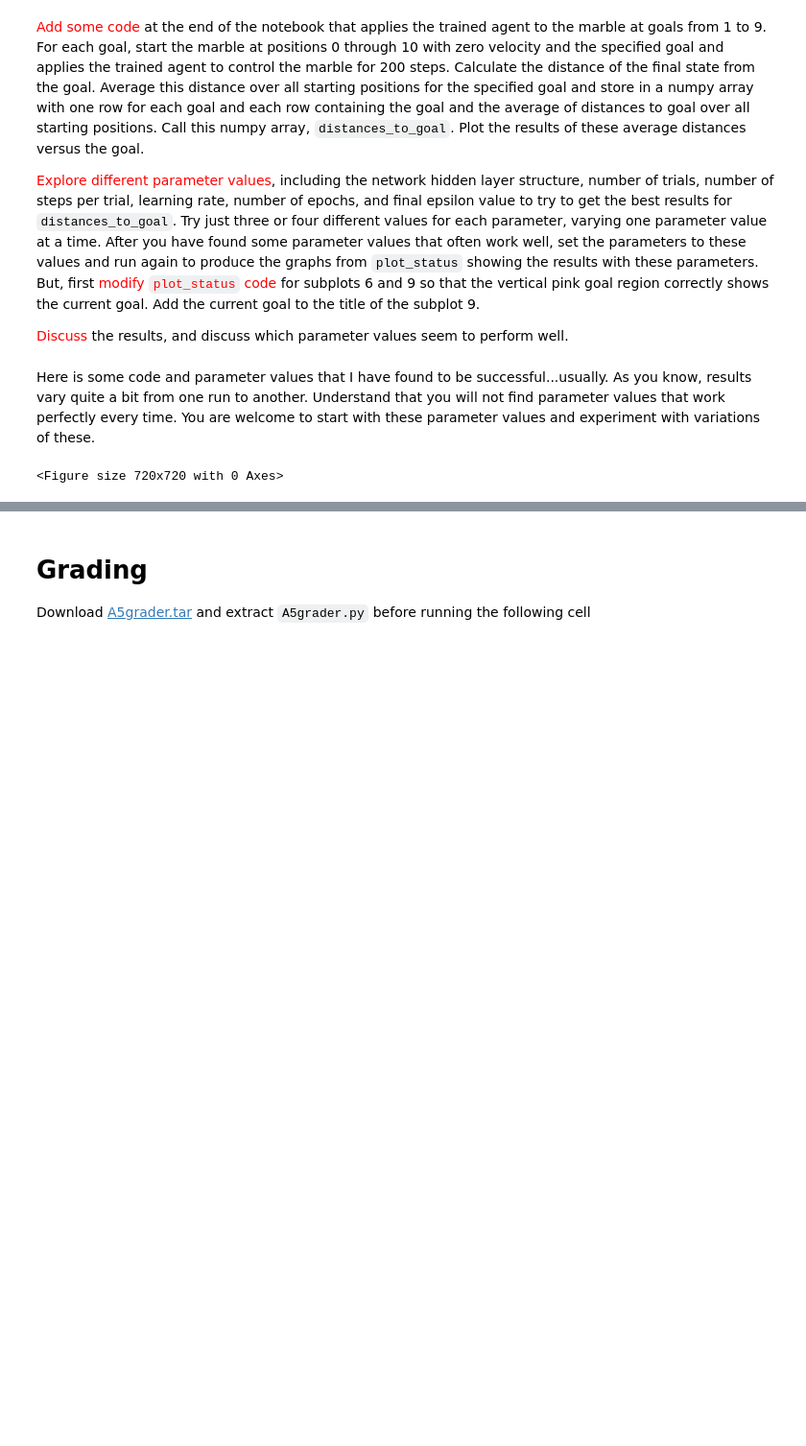
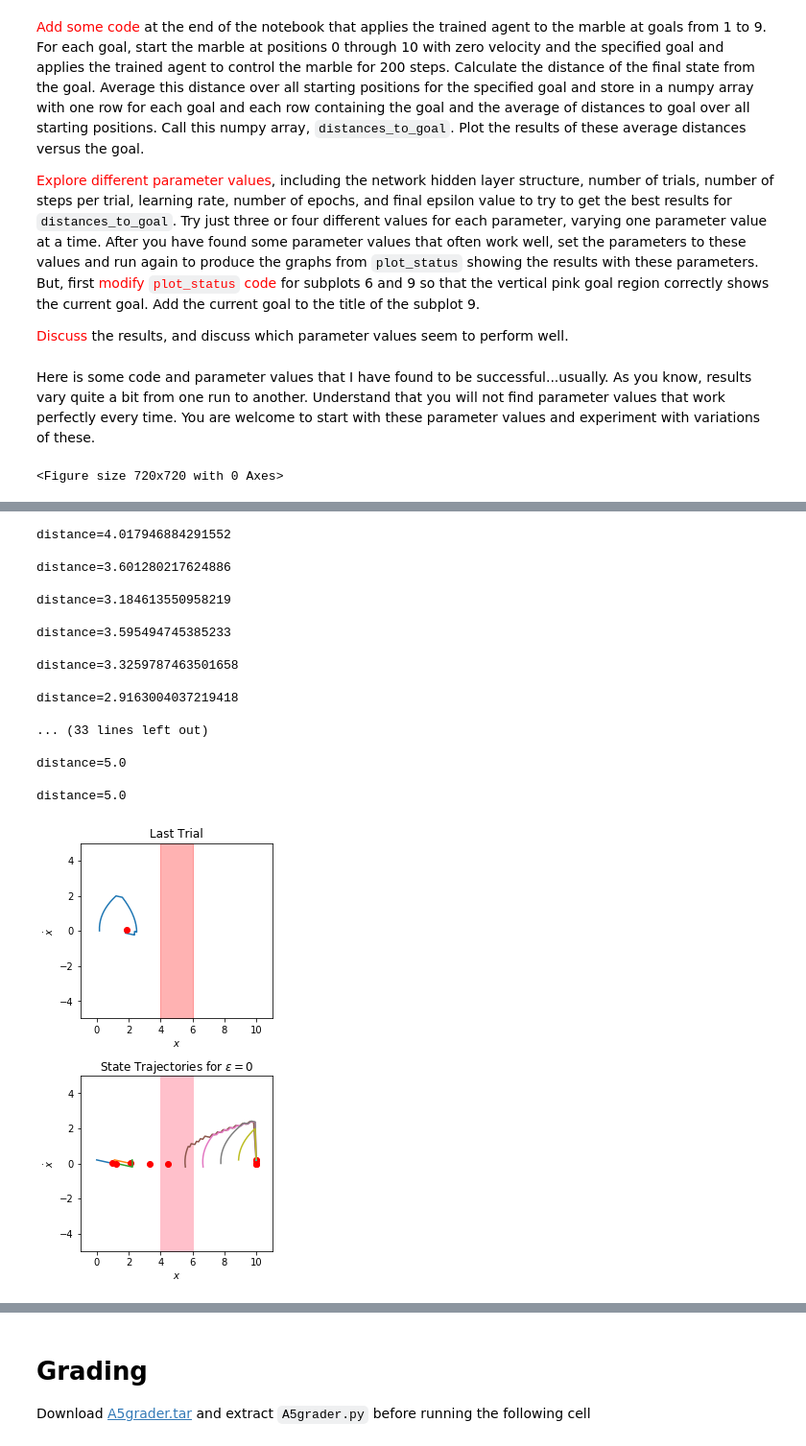
Before and after one commit to giantsda/CS545, a Jupyter notebook: HW/Chen-A5.ipynb, the cells around one changed output, grey strips where cells are left out. Shown at 96% size. Cells and saved outputs as stored; diff of their text form; code cells hidden in the pictures; blank space fills up the shorter version.

```diff
--- a/HW/Chen-A5.ipynb
+++ b/HW/Chen-A5.ipynb
@@ -441,7 +388,7 @@ for hidden_layers in hidden_layersS:
                  X_means=[5, 0, 5, 0], X_stds=[2, 2, 2, 0.8],
                  Q_means=[-2], Q_stds=[1])
 
-    epsilon_trace, r_trace =  agent.train(n_trials=150, n_steps_per_trial=100, n_epochs=150,
+    epsilon_trace, r_trace =  agent.train(n_trials=150, n_steps_per_trial=200, n_epochs=150,
                                           method='sgd', learning_rate=0.01, gamma=0.9,
                                           epsilon=1, final_epsilon=0.01,
                                           trial_callback=plot_status)
@@ -466,11 +413,11 @@ n_steps_per_trialS=(10, 50, 100)
 ds=[]
 for n_steps_per_trial in n_steps_per_trialS:
     marble.changeGoal(goal)
-    agent = Qnet(marble, hidden_layers=[10, 10],
+    agent = Qnet(marble, hidden_layers=[3, 3],
                  X_means=[5, 0, 5, 0], X_stds=[2, 2, 2, 0.8],
                  Q_means=[-2], Q_stds=[1])
 
-    epsilon_trace, r_trace =  agent.train(n_trials=150, n_steps_per_trial=100, n_epochs=50,
+    epsilon_trace, r_trace =  agent.train(n_trials=150, n_steps_per_trial=n_steps_per_trial, n_epochs=150,
                                           method='sgd', learning_rate=0.01, gamma=0.9,
                                           epsilon=1, final_epsilon=0.01,
                                           trial_callback=plot_status)
@@ -478,4 +425,4 @@ for n_steps_per_trial in n_steps_per_trialS:
     ds.append(d)
 
 for i in range(0,3):
-    print(f'n_trials={n_steps_per_trialS[i]}; distance={ds[i]}\n')
+    print(f'n_steps_per_trial={n_steps_per_trialS[i]}; distance={ds[i]}\n')
@@ -481,0 +438,20 @@ for i in range(0,3):
+# %%
+marble = Marble_Variable_Goal(valid_actions=np.array([-1, 0, 1]))
+goal=5
+learning_rateS=(0.01, 0.02, 0.03)
+ds=[]
+for learning_rate in learning_rateS:
+    marble.changeGoal(goal)
+    agent = Qnet(marble, hidden_layers=[3, 3],
+                 X_means=[5, 0, 5, 0], X_stds=[2, 2, 2, 0.8],
+                 Q_means=[-2], Q_stds=[1])
+
+    epsilon_trace, r_trace =  agent.train(n_trials=150, n_steps_per_trial=50, n_epochs=50,
+                                          method='sgd', learning_rate=learning_rate, gamma=0.9,
+                                          epsilon=1, final_epsilon=0.01,
+                                          trial_callback=plot_status)
+    d=distances_to_goal(agent,goal)
+    ds.append(d)
+
+for i in range(0,3):
+    print(f'learning_rate={learning_rateS[i]}; distance={ds[i]}\n')
@@ -481,0 +525,36 @@ for i in range(0,3):
+# %%
+marble = Marble_Variable_Goal(valid_actions=np.array([-1, 0, 1]))
+goal=5
+
+ds=[]
+
+marble.changeGoal(goal)
+agent = Qnet(marble, hidden_layers=[3, 3],
+             X_means=[5, 0, 5, 0], X_stds=[2, 2, 2, 0.8],
+             Q_means=[-2], Q_stds=[1])
+
+epsilon_trace, r_trace =  agent.train(n_trials=150, n_steps_per_trial=100, n_epochs=200,
+                                      method='sgd', learning_rate=learning_rate, gamma=0.9,
+                                      epsilon=1, final_epsilon=0.01,
+                                      trial_callback=plot_status)
+d=distances_to_goal(agent,goal)
+ds.append(d)
+# %% [output]
+distance=4.017946884291552
+
+distance=3.601280217624886
+
+distance=3.184613550958219
+
+distance=3.595494745385233
+
+distance=3.3259787463501658
+
+distance=2.9163004037219418
+
+... (33 lines left out)
+
+distance=5.0
+
+distance=5.0
+[figure, added]
```
Also changed, not shown: parts of 10 cells of this notebook, 2 other files.
